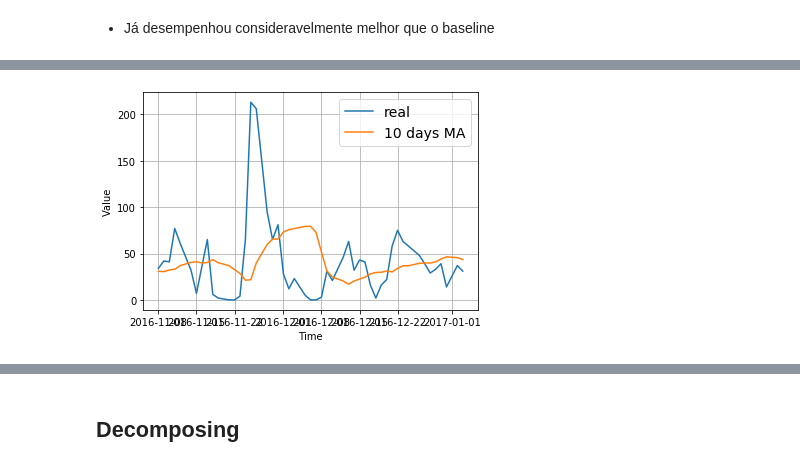
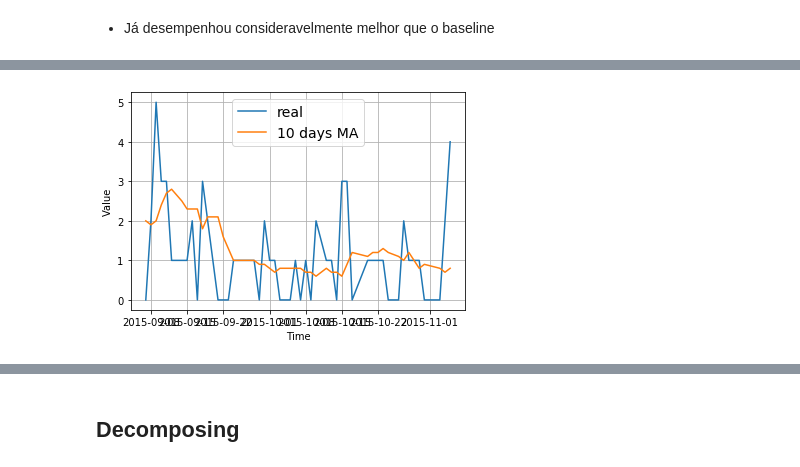
Before and after one commit to ItamarRocha/Machine-Learning-and-Data-Analysis, a Jupyter notebook: Armazem/exploring.ipynb, the cells around one changed output, grey strips where cells are left out. Cells and saved outputs as stored; diff of their text form; code cells hidden in the pictures.

```diff
--- a/Armazem/exploring.ipynb
+++ b/Armazem/exploring.ipynb
@@ -140,0 +126,2 @@ frequent = df
+# %%
+frequent_products = ((frequent != 0).sum() / frequent.shape[0]).sort_values(ascending = False)[:50]
@@ -140,0 +148,2 @@ frequent = df
+# %%
+frequent = frequent[frequent_products.keys()]
@@ -309,0 +196,2 @@ Name: CHIP TIM INFINITY PRE HRD TRIPLO 4G, Length: 1094, dtype: float64
+# %%
+data = frequent["FERRO SECO METALICO VFA 1110X BLACK E DECKER"]
@@ -445,4 +307,4 @@ tf.keras.metrics.mean_absolute_error(checkpoint_tim[3:], mov_avg_3_tim).numpy()
 # %%
-ma = 10
-mov_avg_10_tim = moving_average(checkpoint_tim, ma)
-## 10days moving average, the one day moving average is the same as the naive forecast
+window_size = 10
+mov_avg = moving_average(data, window_size)
+## "window_size" days moving average, the one day moving average is the same as the naive forecast
@@ -456,7 +316,7 @@ plot_series(checkpoint_tim[ma:].index, mov_avg_10_tim)
 # %%
 # zoom
-plot_series(checkpoint_tim[ma:].index, checkpoint_tim[ma:], start=250, end=300, label="real")
-plot_series(checkpoint_tim[ma:].index, mov_avg_10_tim, start=250, end=300, label="10 days MA")
+plot_series(data[window_size:].index, data[window_size:], start=200, end=250, label="real")
+plot_series(data[window_size:].index, mov_avg, start=200, end=250, label=f"{window_size} days MA")
 plt.show()
 # %% [output]
-[figure, old version]
+[figure, new version]
```
Also changed, not shown: parts of 87 cells of this notebook.
